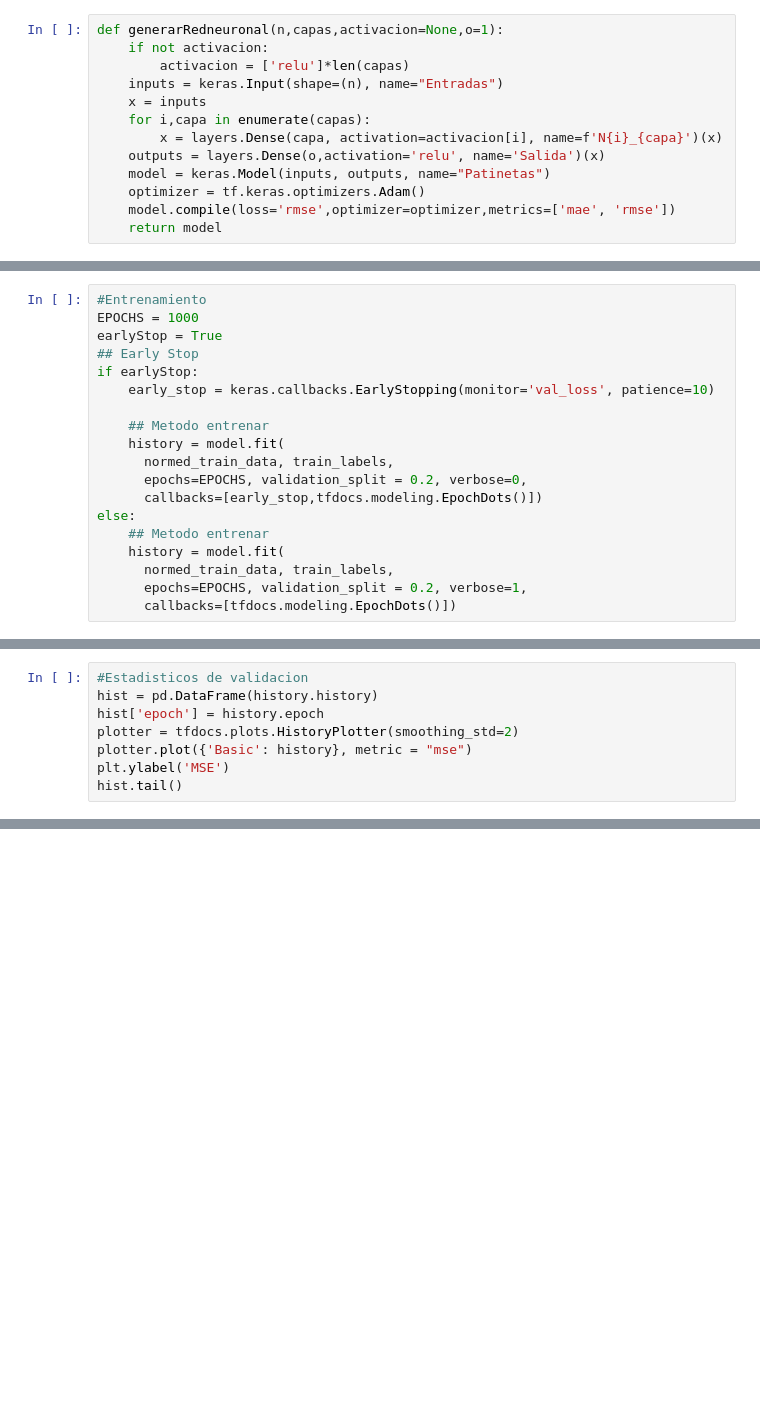
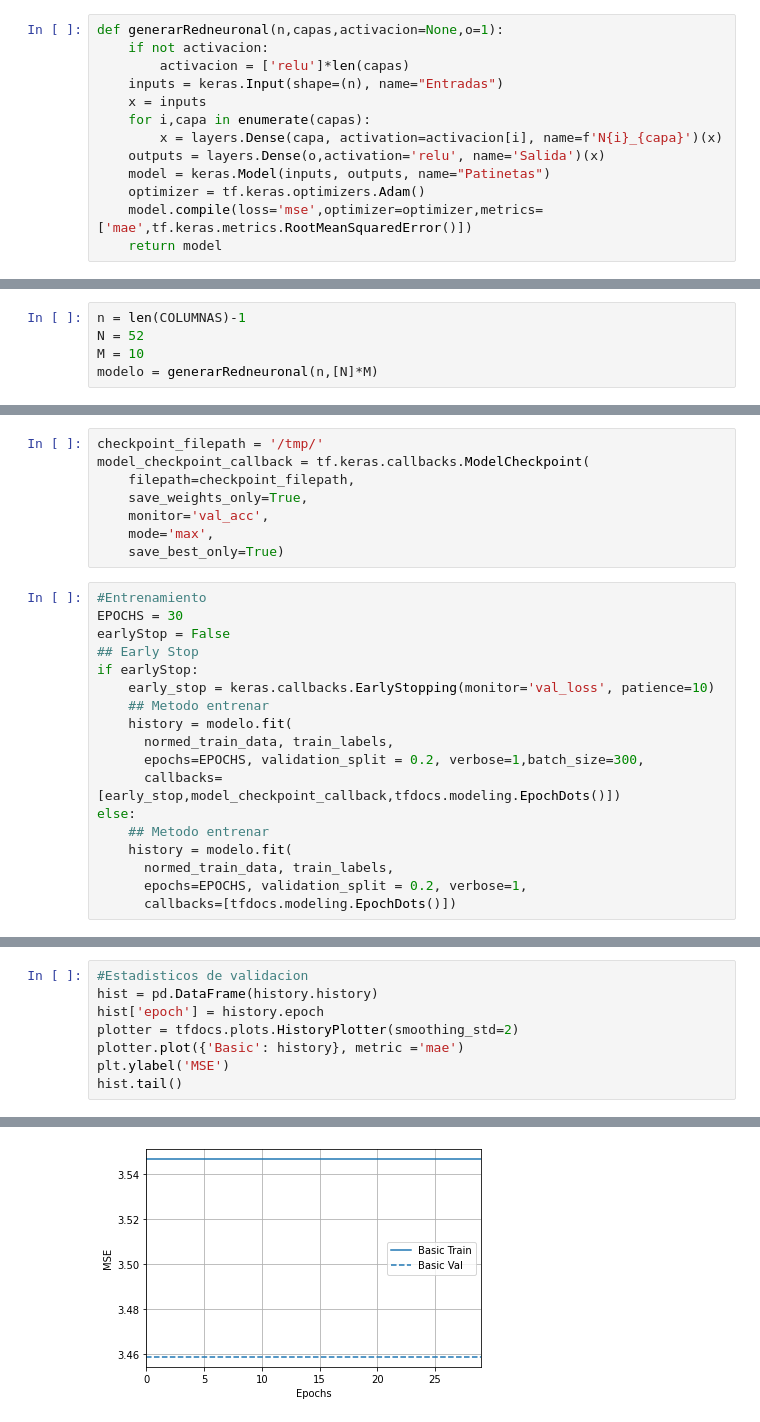
Before and after one commit to ZibraMax/Patinetas, a Jupyter notebook: Modelos/train.ipynb, the cells around one changed output, grey strips where cells are left out. Drawn from its saved outputs; the diff is of its cells as text; blank space fills up the shorter version.

```diff
--- a/Modelos/train.ipynb
+++ b/Modelos/train.ipynb
@@ -59,5 +91,5 @@ def generarRedneuronal(n,capas,activacion=None,o=1):
     outputs = layers.Dense(o,activation='relu', name='Salida')(x)
     model = keras.Model(inputs, outputs, name="Patinetas")
     optimizer = tf.keras.optimizers.Adam()
-    model.compile(loss='rmse',optimizer=optimizer,metrics=['mae', 'rmse'])
+    model.compile(loss='mse',optimizer=optimizer,metrics=['mae',tf.keras.metrics.RootMeanSquaredError()])
     return model
@@ -66,2 +96,7 @@ modelo = generarRedneuronal(5,[3,5,8,9,6,3,5])
+# %%
+n = len(COLUMNAS)-1
+N = 52
+M = 10
+modelo = generarRedneuronal(n,[N]*M)
 # %%
 mostrarModelo(modelo,show_shapes=True)
@@ -70,19 +103,26 @@ mostrarModelo(modelo,show_shapes=True)
+# %%
+checkpoint_filepath = '/tmp/'
+model_checkpoint_callback = tf.keras.callbacks.ModelCheckpoint(
+    filepath=checkpoint_filepath,
+    save_weights_only=True,
+    monitor='val_acc',
+    mode='max',
+    save_best_only=True)
 # %%
 #Entrenamiento
-EPOCHS = 1000
-earlyStop = True
+EPOCHS = 30
+earlyStop = False
 ## Early Stop
 if earlyStop:
     early_stop = keras.callbacks.EarlyStopping(monitor='val_loss', patience=10)
-
     ## Metodo entrenar
-    history = model.fit(
+    history = modelo.fit(
       normed_train_data, train_labels,
-      epochs=EPOCHS, validation_split = 0.2, verbose=0,
-      callbacks=[early_stop,tfdocs.modeling.EpochDots()])
+      epochs=EPOCHS, validation_split = 0.2, verbose=1,batch_size=300,
+      callbacks=[early_stop,model_checkpoint_callback,tfdocs.modeling.EpochDots()])
 else:
     ## Metodo entrenar
-    history = model.fit(
+    history = modelo.fit(
       normed_train_data, train_labels,
       epochs=EPOCHS, validation_split = 0.2, verbose=1,
       callbacks=[tfdocs.modeling.EpochDots()])
@@ -91,6 +158,7 @@ else:
 hist = pd.DataFrame(history.history)
 hist['epoch'] = history.epoch
 plotter = tfdocs.plots.HistoryPlotter(smoothing_std=2)
-plotter.plot({'Basic': history}, metric = "mse")
+plotter.plot({'Basic': history}, metric ='mae')
 plt.ylabel('MSE')
 hist.tail()
+# %% [output]
@@ -97 +171,2 @@ hist.tail()
+[figure, added]
 # %%
```
Also changed, not shown: parts of 14 cells of this notebook, 4 other files.
